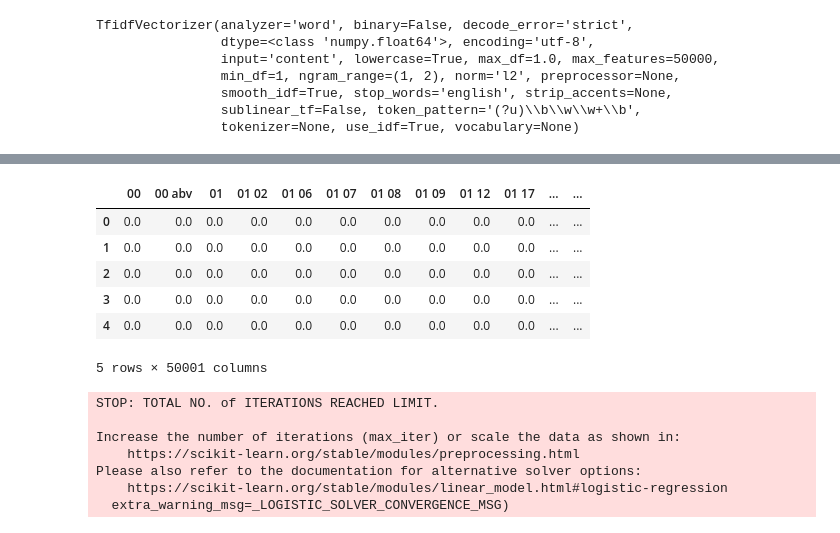
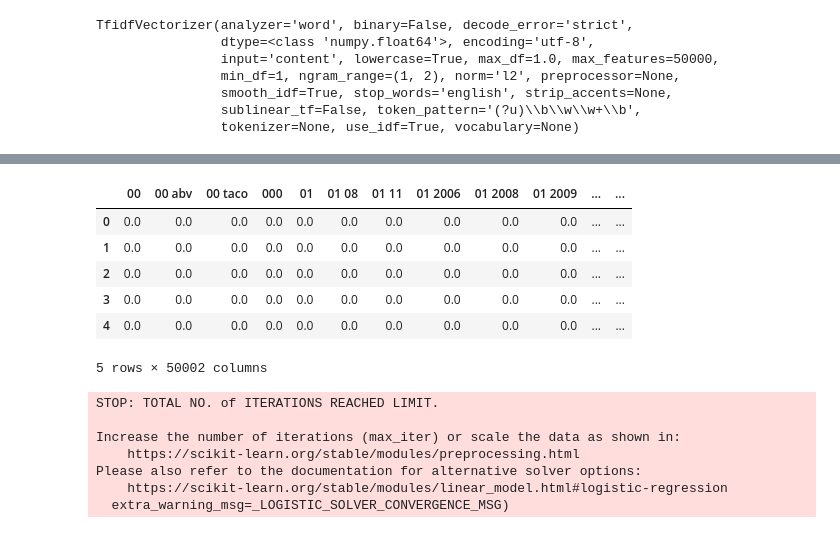
Before and after one commit to saurin33/final_project, a Jupyter notebook: sentiment_analysis.ipynb, the cells around one changed output, grey strips where cells are left out. Saved outputs shown, nothing was run; the diff lists cells and outputs as text; code cells hidden in the pictures.

```diff
--- a/sentiment_analysis.ipynb
+++ b/sentiment_analysis.ipynb
@@ -628,15 +626,16 @@ review_df_1.head()
 5 rows × 50000 columns
 # %%
 review_df_1['sentiment'] = reviews_1['sentiment_1']
+review_df_1['name'] = reviews_1['name']
 review_df_1.head()
 # %% [output]
-|  | 00 | 00 abv | 01 | 01 02 | 01 06 | 01 07 | 01 08 | 01 09 | 01 12 | 01 17 | ... | ... |
+|  | 00 | 00 abv | 00 taco | 000 | 01 | 01 08 | 01 11 | 01 2006 | 01 2008 | 01 2009 | ... | ... |
 | 0 | 0.0 | 0.0 | 0.0 | 0.0 | 0.0 | 0.0 | 0.0 | 0.0 | 0.0 | 0.0 | ... | ... |
 | 1 | 0.0 | 0.0 | 0.0 | 0.0 | 0.0 | 0.0 | 0.0 | 0.0 | 0.0 | 0.0 | ... | ... |
 | 2 | 0.0 | 0.0 | 0.0 | 0.0 | 0.0 | 0.0 | 0.0 | 0.0 | 0.0 | 0.0 | ... | ... |
 | 3 | 0.0 | 0.0 | 0.0 | 0.0 | 0.0 | 0.0 | 0.0 | 0.0 | 0.0 | 0.0 | ... | ... |
 | 4 | 0.0 | 0.0 | 0.0 | 0.0 | 0.0 | 0.0 | 0.0 | 0.0 | 0.0 | 0.0 | ... | ... |
-5 rows × 50001 columns
+5 rows × 50002 columns
 # %%
 y_1 = review_df_1['sentiment']
 X_1 = review_df_1.drop('sentiment', axis=1)
```
Also changed, not shown: parts of 72 cells of this notebook.
